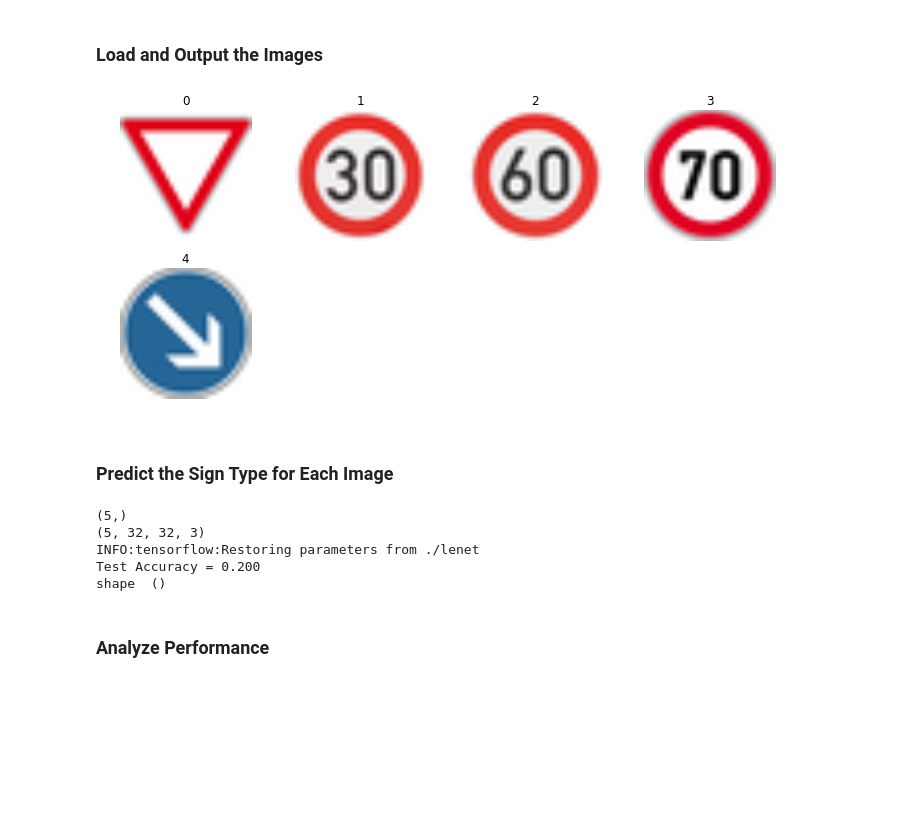
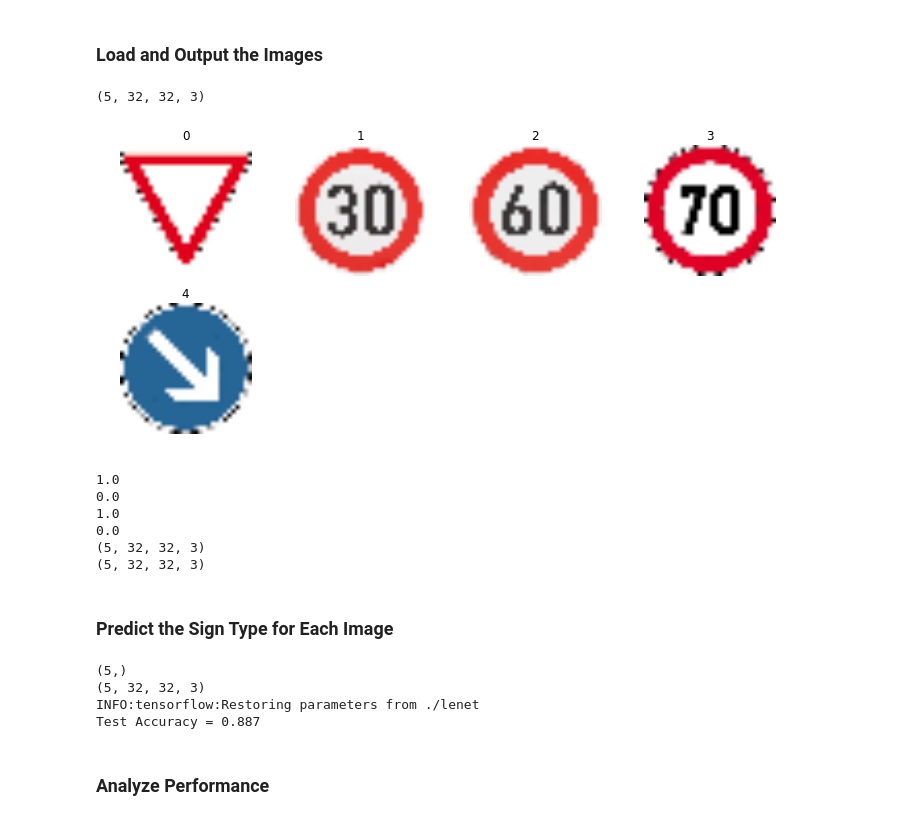
Before and after one commit to ZeipsCode/CarND-Traffic-Sign-Classifier-Project, a Jupyter notebook: Traffic_Sign_Classifier.ipynb, the cells around one changed output. Cells and saved outputs as stored; diff of their text form; code cells hidden in the pictures; blank space fills up the shorter version.

```diff
--- a/Traffic_Sign_Classifier.ipynb
+++ b/Traffic_Sign_Classifier.ipynb
@@ -173,6 +177,8 @@ Use the code cell (or multiple code cells, if necessary) to implement the first
 ### Preprocess the data here. It is required to normalize the data. Other preprocessing steps could include
 ### converting to grayscale, etc.
 ### Feel free to use as many code cells as needed.
+
+
 import tensorflow as tf
 from sklearn.utils import shuffle
 
@@ -183,10 +189,12 @@ x = tf.placeholder(tf.float32, (None, 32, 32, 3))
 y = tf.placeholder(tf.int32, (None))
 one_hot_y = tf.one_hot(y, 43)
 
+
+
 #normalize image data
-X_train = (X_train - 128)/128
-X_Validation = (X_Validation - 128)/128
-X_test = (X_test - 128)/128
+X_train = X_train / 255 #(X_train - 128)/128
+X_Validation = X_Validation / 255 #(X_Validation - 128)/128
+X_test = X_test / 255 #(X_test - 128)/128
 # %% [markdown]
 ### Model Architecture
 # %%
@@ -268,8 +274,8 @@ sets imply underfitting. A high accuracy on the training set but low accuracy on
 ### the accuracy on the test set should be calculated and reported as well.
 ### Feel free to use as many code cells as needed.
 
-EPOCHS = 20
-BATCH_SIZE = 64
+EPOCHS = 5
+BATCH_SIZE = 32
 
 rate = 0.001
 
@@ -353,38 +359,71 @@ import glob
 import numpy as np
 import matplotlib.pyplot as plt
 
 from PIL import Image
 
 
 #Import traffic signs class names
 signs_class=[]
 with open('signnames.csv', 'rt') as csvfile:
     reader = csv.DictReader(csvfile, delimiter=',')
     for row in reader:
         signs_class.append((row['SignName']))
 
 #Import test images
 test_img_paths = [img_path for img_path in glob.glob("./new_images/*")]
-test_img=np.uint8(np.zeros((12,32,32,3)))
+test_img = np.uint8(np.zeros((5,32,32,3)))
 for i, imp in enumerate(test_img_paths):
-    img = Image.open(imp)
-    img = img.resize((32,32), Image.ANTIALIAS)
-    test_img[i]=img
+    img = cv2.imread(imp, cv2.IMREAD_COLOR)
+    img = cv2.resize(img, (32,32))
+    img = cv2.cvtColor(img, cv2.COLOR_BGR2RGB)
+    #img = Image.open(imp)
+    #img = img.resize((32,32), Image.ANTIALIAS)
+    test_img[i] = img
 
 test_pics = []
+
+print(np.shape(test_img))
 
 #Visualize new raw images
 plt.figure(figsize=(12, 8))
 #fig1 = plt.figure()
 for i in range(5):
     plt.subplot(3, 4, i+1)
     plt.imshow(test_img[i])
     plt.title(i)
     plt.axis('off')
     test_pics.append(test_img[i])
 plt.show()
+
+test_pics = np.array(test_pics)
+#test_pics = np.sum(test_pics / 3, axis=3, keepdims=True)
+
+test_pics = test_pics / 255 #(test_pics - 128) / 128
+
+
+test_pics.astype(int)
+X_Validation.astype(int)
+
+print(np.max(test_pics))
+print(np.min(test_pics))
+
+print(np.max(X_Validation))
+print(np.min(X_Validation))
+
+print(np.shape(test_pics))
+
+test_pics = np.asarray(test_pics)
+
+print(np.shape(test_pics))
 # %% [output]
+(5, 32, 32, 3)
-[figure, old version]
+[figure, new version]
+1.0
+0.0
+1.0
+0.0
+(5, 32, 32, 3)
+(5, 32, 32, 3)
 # %% [markdown]
 ### Predict the Sign Type for Each Image
 # %%
@@ -398,7 +437,7 @@ import numpy as np
 save_file = './lenet'
 
 
-labels = [13, 1, 3, 4, 38]
+labels = np.array([13, 1, 3, 4, 38])
 #saver = tf.train.Saver()
 
 print(np.shape(labels))
@@ -406,26 +445,24 @@ print(np.shape(test_pics))
 
 # Launch the graph
 with tf.Session() as sess:
-    saver.restore(sess, tf.train.latest_checkpoint('.'))#
-
-    #test_accuracy = evaluate(X_test, y_test)
-    test_accuracy = evaluate(test_pics, labels)
+    sess.run(tf.global_variables_initializer())
+    saver.restore(sess, "./lenet")
+    test_accuracy = evaluate(X_test, y_test)
+    #test_accuracy = evaluate(test_pics, labels)
 
 print("Test Accuracy = {:.3f}".format(test_accuracy))
 
 
 #print(predicted_classes)
-print("shape ", np.shape(test_accuracy))
+#print("shape ", np.shape(test_accuracy))
 
 
-
-#for i in range(len(test_accuracy)):
+#for i in range( np.size(test_accuracy)):
 #    print('Image', i, 'probabilities:', test_accuracy[i], '\n and predicted classes:', test_accuracy[i])
 # %% [output]
 (5,)
 (5, 32, 32, 3)
 INFO:tensorflow:Restoring parameters from ./lenet
-Test Accuracy = 0.200
-shape  ()
+Test Accuracy = 0.887
 # %% [markdown]
 ### Analyze Performance
```
Also changed, not shown: parts of 7 cells of this notebook.
